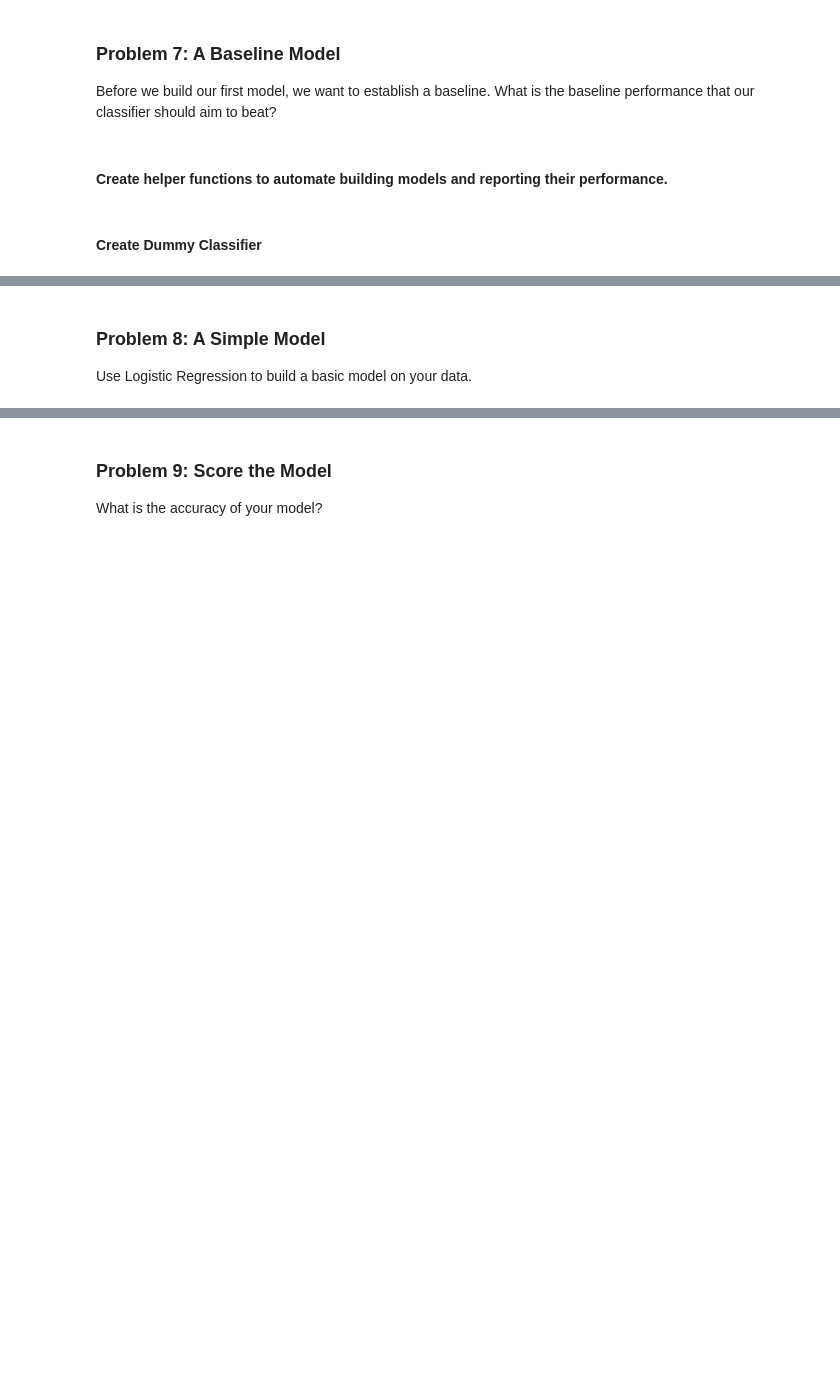
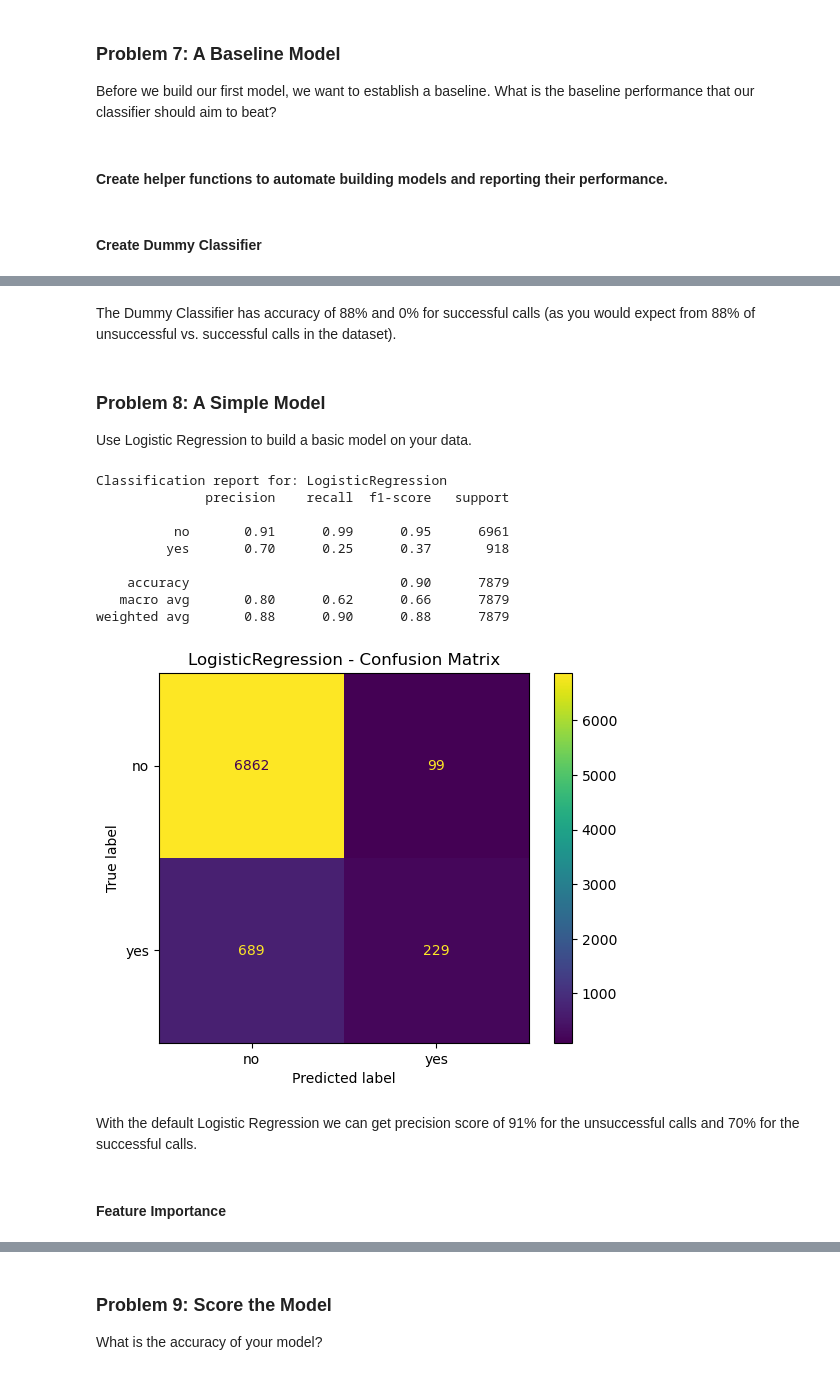
Before and after one commit to outdegree/BH-PCMLAI-M17-App3, a Jupyter notebook: prompt_III.ipynb, the cells around one changed output, grey strips where cells are left out. Drawn from its saved outputs; the diff is of its cells as text; code cells hidden in the pictures; blank space fills up the shorter version.

Commit message:
Added basic classifier / Logistic Regression. Some additional TLC.

```diff
--- a/prompt_III.ipynb
+++ b/prompt_III.ipynb
@@ -624,4 +626,8 @@ target_labels = ['no', 'yes']
 # %%
+# Labels to display in the Confusion Matrix
+target_labels = ['no', 'yes']
+
+# Train and validate given model. Print out results and plot Confusion Matrix.
 def fit_and_validate(model):
     model_name = model.__class__.__name__
     pipe = Pipeline([
@@ -630,12 +636,14 @@ def fit_and_validate(model):
     ])
     pipe.fit(X_train, y_train)
     y_hat = pipe.predict(X_test)
-    print('Classification Report:', classification_report(y_test, y_hat))
+    print('Classification report for: ' + model_name)
+    print(classification_report(y_test, y_hat, target_names = target_labels))
     conf_m = confusion_matrix(y_test, y_hat)
     disp = ConfusionMatrixDisplay(confusion_matrix = conf_m, display_labels = target_labels)
     # Need to plot before we can get the axis.
     disp.plot()
     disp.ax_.set_title(model_name + ' - Confusion Matrix')
+    return pipe
 # %% [markdown]
 #### Create Dummy Classifier
 # %%
@@ -652,5 +678,24 @@ weighted avg       0.78      0.88      0.83      7879
 [figure]
+# %% [markdown]
+The Dummy Classifier has accuracy of 88% and 0% for successful calls (as you would expect from 88% of unsuccessful vs. successful calls in the dataset).
 # %% [markdown]
 ### Problem 8: A Simple Model
 
 Use Logistic Regression to build a basic model on your data.
+# %%
+lr_pipe = fit_and_validate(LogisticRegression())
+# %% [output]
+Classification report for: LogisticRegression
+              precision    recall  f1-score   support
+
+          no       0.91      0.99      0.95      6961
+         yes       0.70      0.25      0.37       918
+
+    accuracy                           0.90      7879
+   macro avg       0.80      0.62      0.66      7879
+weighted avg       0.88      0.90      0.88      7879
+[figure, added]
+# %% [markdown]
+With the default Logistic Regression we can get precision score of 91% for the unsuccessful calls and 70% for the successful calls.
+# %% [markdown]
+#### Feature Importance
```
Also changed, not shown: parts of 11 cells of this notebook.
